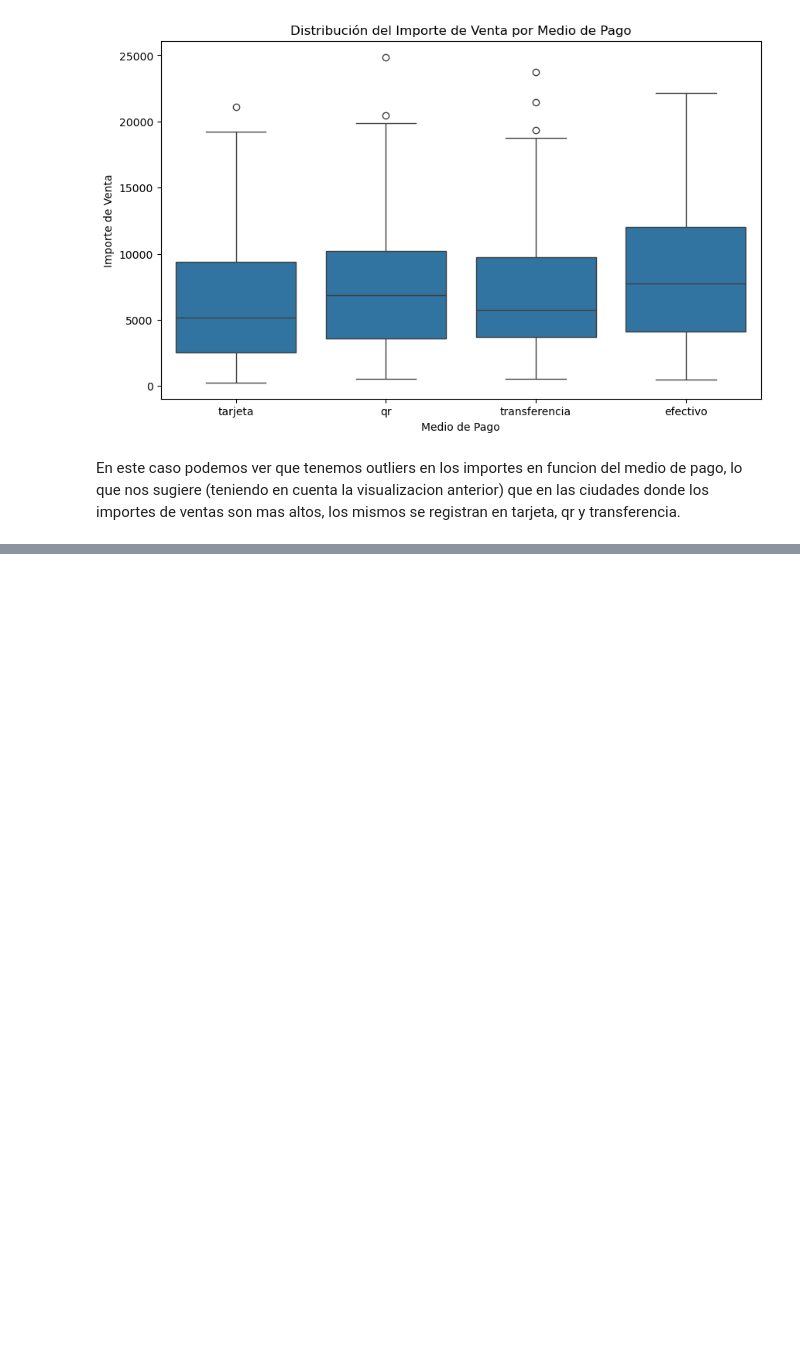
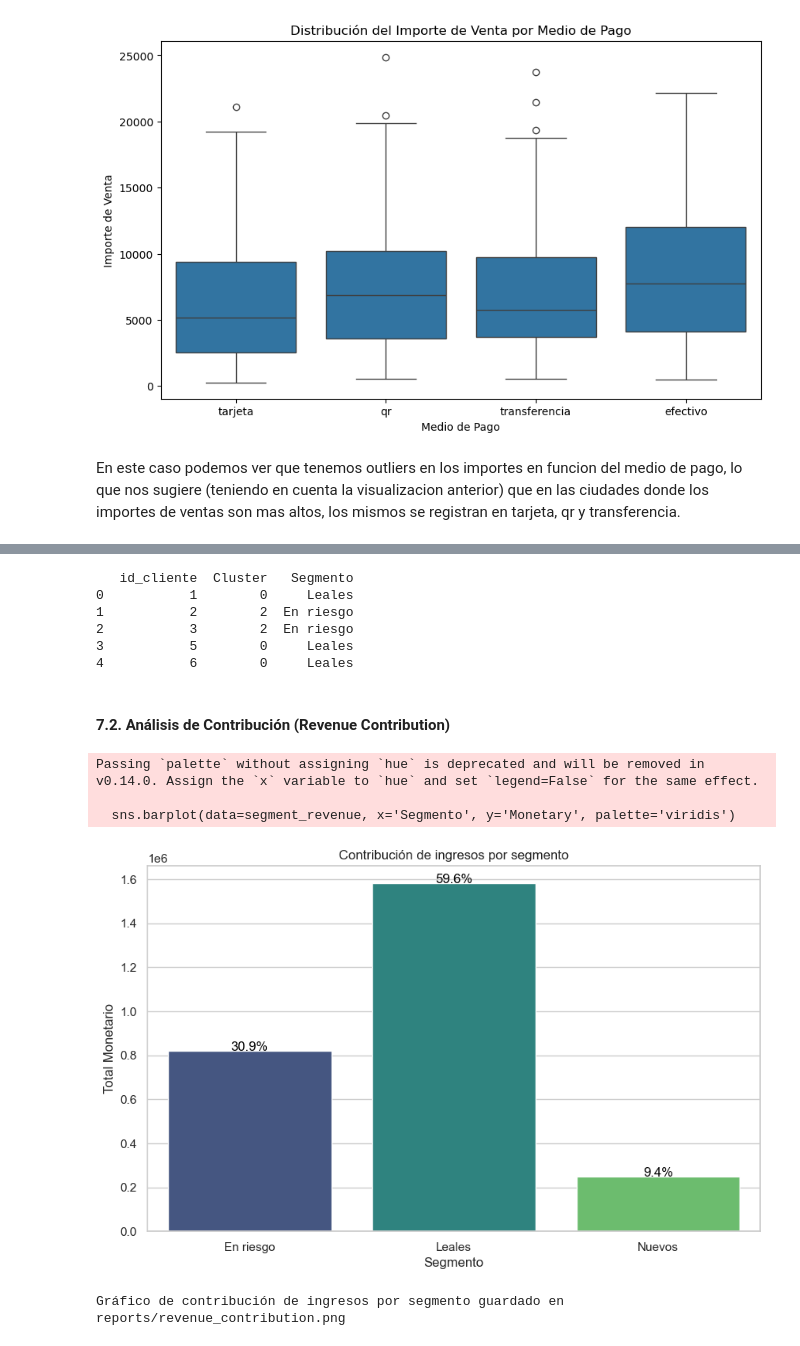
Before and after one commit to javdlg/analisis-ml-tienda-minorista, a Jupyter notebook: analisis-ml-tienda-minorista.ipynb, the cells around one changed output, grey strips where cells are left out. Drawn from its saved outputs; the diff is of its cells as text; code cells hidden in the pictures; blank space fills up the shorter version.

```diff
--- a/analisis-ml-tienda-minorista.ipynb
+++ b/analisis-ml-tienda-minorista.ipynb
@@ -747,0 +742,12 @@ En este caso podemos ver que tenemos outliers en los importes en funcion del med
+# %%
+from sklearn.preprocessing import StandardScaler
+from sklearn.cluster import KMeans
+import os
+
+# Configuración de visualización
+sns.set(style="whitegrid")
+
+# Cargar datos
+df_completo = pd.read_csv('data/df_completo.csv')
+df_completo['fecha'] = pd.to_datetime(df_completo['fecha'])
+print("Datos cargados correctamente.")
@@ -747,0 +883,45 @@ En este caso podemos ver que tenemos outliers en los importes en funcion del med
+# %%
+# 1. Perfilado de Personas (Cluster Labeling)
+# Basado en el análisis previo (Cluster 0: Regulares, Cluster 1: Nuevos/Bajo Valor, Cluster 2: En Riesgo)
+# NOTA: Estos labels dependen de la ejecución actual de K-Means. Se asume el orden observado previamente.
+
+def label_cluster(cluster):
+    if cluster == 0: return "Leales"
+    elif cluster == 1: return "Nuevos"
+    elif cluster == 2: return "En riesgo"
+    return "Otro"
+
+rfm['Segmento'] = rfm['Cluster'].apply(label_cluster)
+print(rfm[['id_cliente', 'Cluster', 'Segmento']].head())
+# %% [output]
+   id_cliente  Cluster   Segmento
+0           1        0     Leales
+1           2        2  En riesgo
+2           3        2  En riesgo
+3           5        0     Leales
+4           6        0     Leales
+# %% [markdown]
+#### 7.2. Análisis de Contribución (Revenue Contribution)
+# %%
+# 2. Análisis de Contribución (Revenue Contribution)
+segment_revenue = rfm.groupby('Segmento')['Monetary'].sum().reset_index()
+segment_revenue['Share'] = segment_revenue['Monetary'] / segment_revenue['Monetary'].sum()
+
+plt.figure(figsize=(10, 6))
+sns.barplot(data=segment_revenue, x='Segmento', y='Monetary', palette='viridis')
+plt.title('Contribución de ingresos por segmento')
+plt.ylabel('Total Monetario')
+for index, row in segment_revenue.iterrows():
+    plt.text(index, row.Monetary, f'{row.Share:.1%}', color='black', ha="center")
+
+# Guardar la figura antes de plt.show()
+plt.savefig('reports/revenue_contribution.png')
+
+plt.show()
+print("Gráfico de contribución de ingresos por segmento guardado en reports/revenue_contribution.png")
+# %% [output]
+Passing `palette` without assigning `hue` is deprecated and will be removed in v0.14.0. Assign the `x` variable to `hue` and set `legend=False` for the same effect.
+
+  sns.barplot(data=segment_revenue, x='Segmento', y='Monetary', palette='viridis')
+[figure, added]
+Gráfico de contribución de ingresos por segmento guardado en reports/revenue_contribution.png
```
Also changed, not shown: parts of 17 cells of this notebook, 12 other files.
